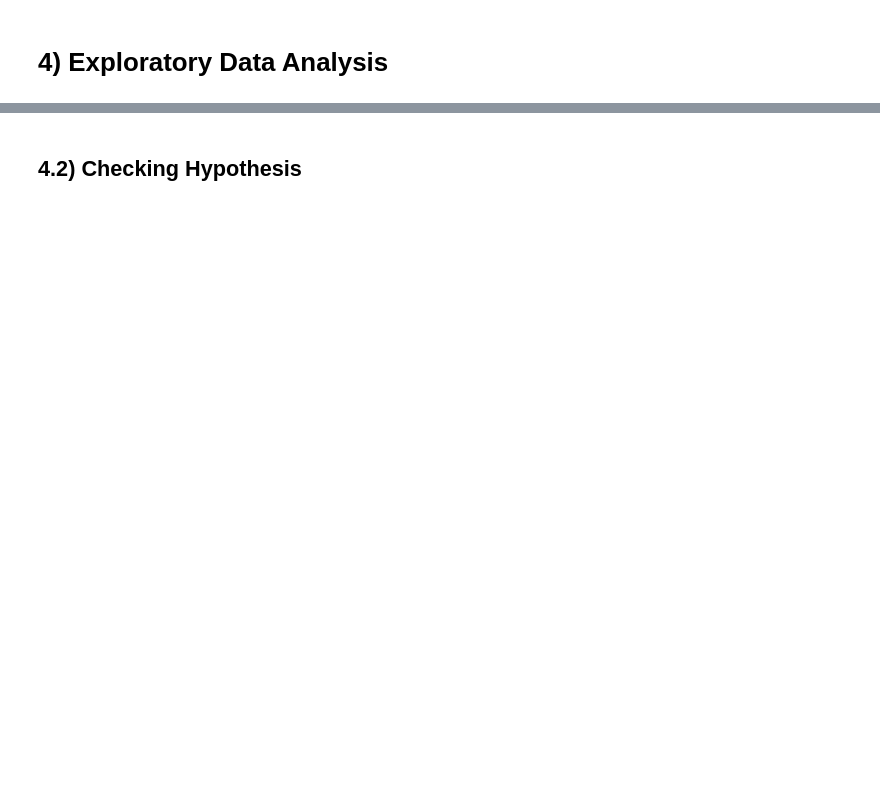
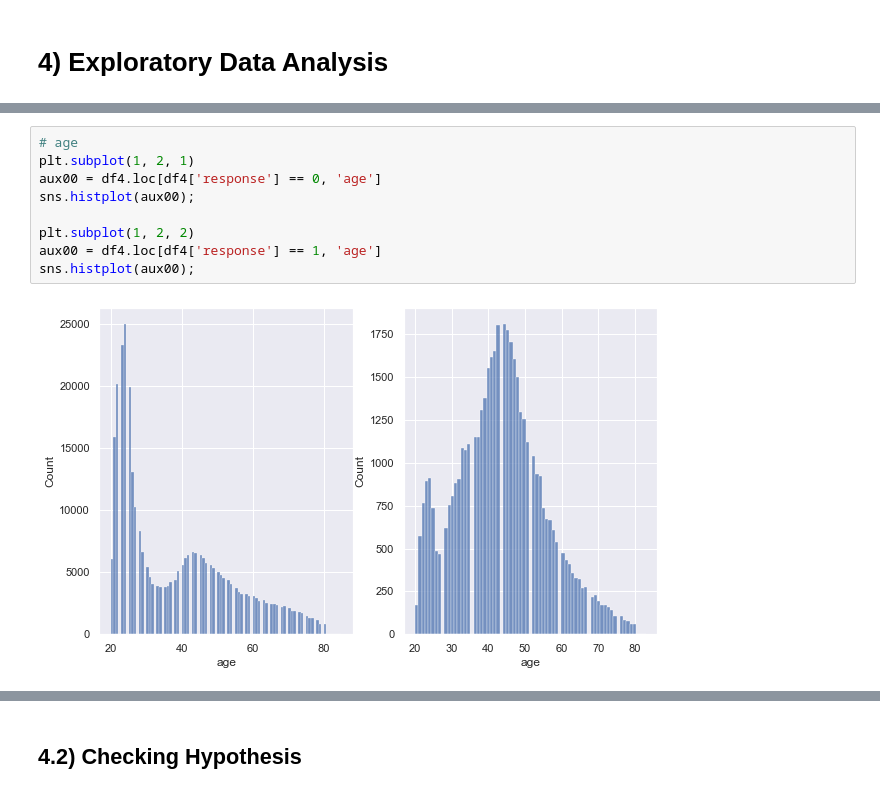
Before and after one commit to jaohenritm/Health-Insurance-Cross-Sell, a Jupyter notebook: exploratory-data-analysis.ipynb, the cells around one changed output, grey strips where cells are left out. Saved outputs shown, nothing was run; the diff lists cells and outputs as text; blank space fills up the shorter version.

```diff
--- a/exploratory-data-analysis.ipynb
+++ b/exploratory-data-analysis.ipynb
@@ -169,0 +177,11 @@ df4 = df3
+# %%
+# age
+plt.subplot(1, 2, 1)
+aux00 = df4.loc[df4['response'] == 0, 'age']
+sns.histplot(aux00);
+
+plt.subplot(1, 2, 2)
+aux00 = df4.loc[df4['response'] == 1, 'age']
+sns.histplot(aux00);
+# %% [output]
+[figure, added]
```
Also changed, not shown: parts of 111 cells of this notebook.
